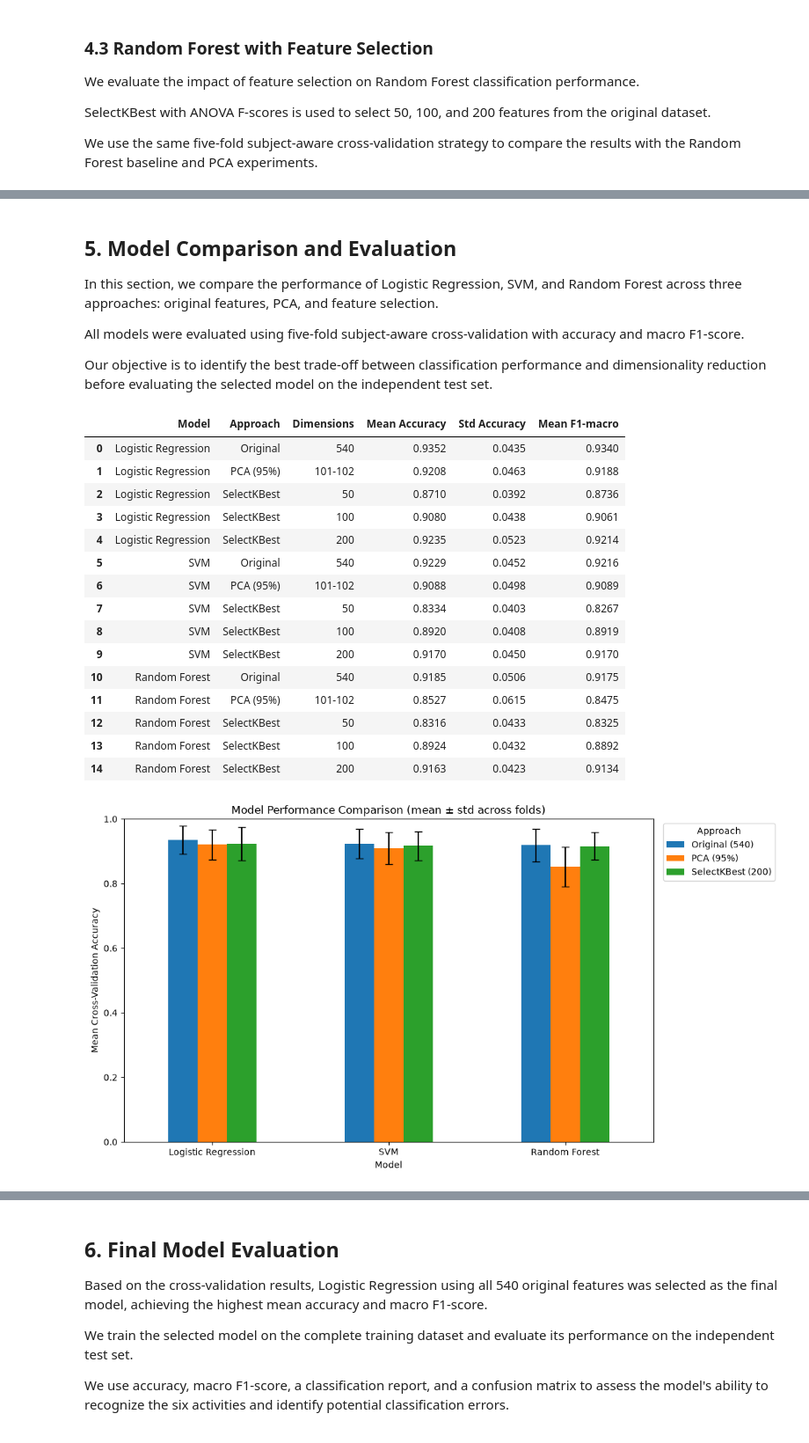
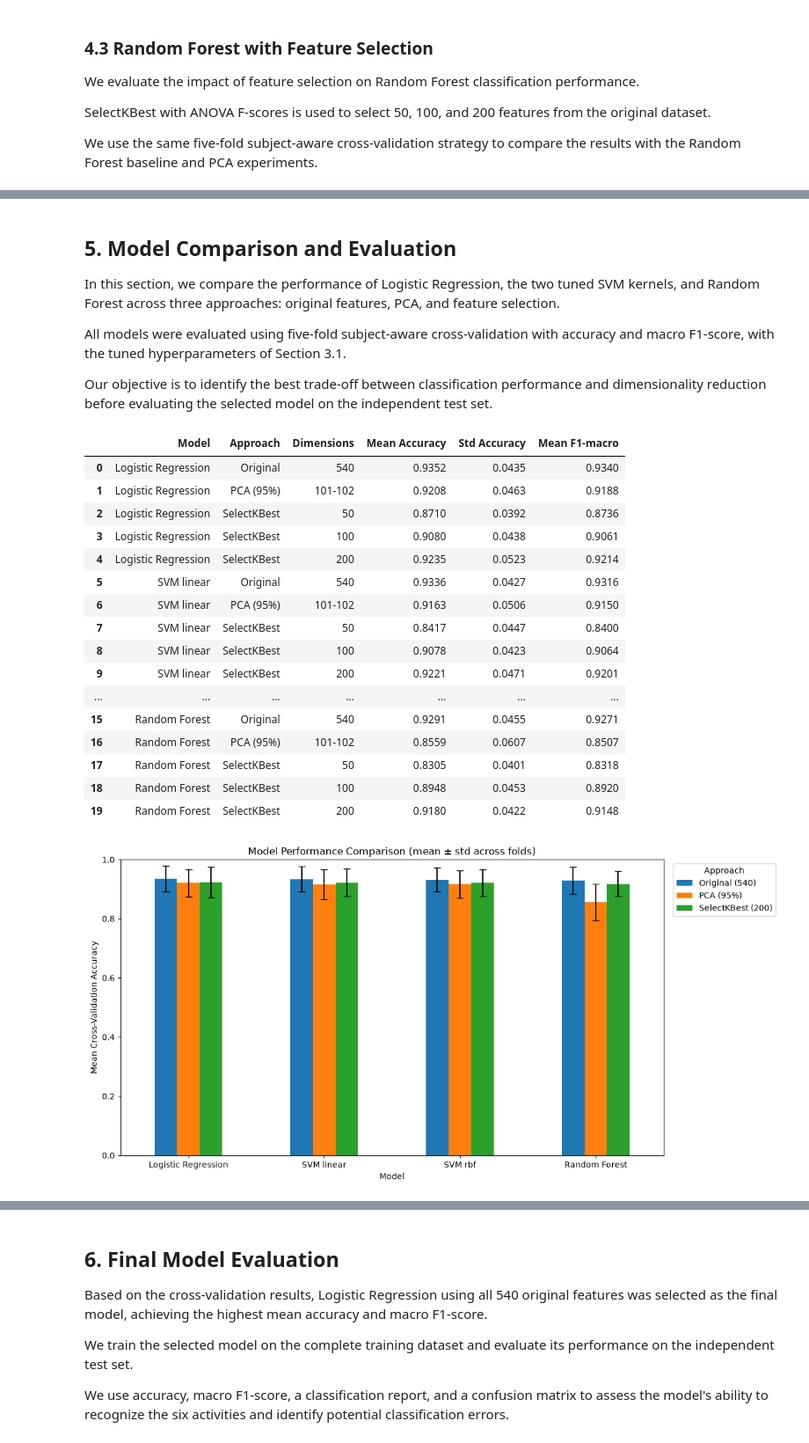
Before and after one commit to PrincesseVoiture/Hands-on-ML, a Jupyter notebook: HAR.ipynb, the cells around one changed output, grey strips where cells are left out. Shown at 88% size. Drawn from its saved outputs; the diff is of its cells as text; code cells hidden in the pictures.

Commit message:
Adopt tuned hyperparameters, add tuning grid and nested check (review step 6)
Co-Authored-By: Claude Code <noreply@anthropic.com>

```diff
--- a/HAR.ipynb
+++ b/HAR.ipynb
@@ -620,7 +749,7 @@ In this paper, we apply SelectKBest in conjunction with the ANOVA F-score method
 # %% [markdown]
 ### 4.1 Logistic Regression
 # %%
-# Number of features to evaluate, same grid for the three models
+# Number of features to evaluate, same grid for all the models
 k_values = [50, 100, 200]
 
 def fs_row(scores, k):
@@ -638,7 +767,7 @@ for k in k_values:
     scores = evaluate(f"Logistic Regression + SelectKBest ({k})", [
         ("scaler", StandardScaler()),
         ("selector", SelectKBest(score_func=f_classif, k=k)),
-        ("classifier", LogisticRegression(max_iter=2000))
+        ("classifier", LogisticRegression(max_iter=2000, **best_params["Logistic Regression"]))
     ])
     lr_fs_results.append(fs_row(scores, k))
 
@@ -672,20 +801,21 @@ The same five-fold subject-aware cross-validation strategy is used to compare SV
 # %%
-# Evaluate SVM with different numbers of selected features
+# Evaluate the two tuned SVM kernels with different numbers of selected features
 svm_fs_results = []
 
-for k in k_values:
-    scores = evaluate(f"SVM + SelectKBest ({k})", [
-        ("scaler", StandardScaler()),
-        ("selector", SelectKBest(score_func=f_classif, k=k)),
-        ("classifier", SVC(
-            kernel="rbf",
-            C=1.0,
-            gamma="scale"
-        ))
-    ])
-    svm_fs_results.append(fs_row(scores, k))
+for kernel in ["linear", "rbf"]:
+    for k in k_values:
+        scores = evaluate(f"SVM {kernel} + SelectKBest ({k})", [
+            ("scaler", StandardScaler()),
+            ("selector", SelectKBest(score_func=f_classif, k=k)),
+            ("classifier", SVC(kernel=kernel, **best_params[f"SVM {kernel}"]))
+        ])
+        row = fs_row(scores, k)
+        row["Kernel"] = kernel
+        svm_fs_results.append(row)
 
-svm_fs_df = pd.DataFrame(svm_fs_results)
+svm_fs_df = pd.DataFrame(svm_fs_results)[
+    ["Kernel", "Features", "Mean Accuracy", "Std Accuracy", "Mean F1-macro"]
+]
 
 display(svm_fs_df.round(4))
 # %% [output]
@@ -722,9 +858,9 @@ for k in k_values:
     scores = evaluate(f"Random Forest + SelectKBest ({k})", [
         ("selector", SelectKBest(score_func=f_classif, k=k)),
         ("classifier", RandomForestClassifier(
-            n_estimators=200,
             random_state=42,
-            n_jobs=-1
+            n_jobs=-1,
+            **best_params["Random Forest"]
         ))
     ], n_jobs=1)  # the forest already parallelizes internally
     rf_fs_results.append(fs_row(scores, k))
@@ -752,16 +887,16 @@ These results suggest that selecting relevant original features may be more suit
 # %% [markdown]
 ## 5. Model Comparison and Evaluation
 
-In this section, we compare the performance of Logistic Regression, SVM, and Random Forest across three approaches: original features, PCA, and feature selection.
+In this section, we compare the performance of Logistic Regression, the two tuned SVM kernels, and Random Forest across three approaches: original features, PCA, and feature selection.
 
-All models were evaluated using five-fold subject-aware cross-validation with accuracy and macro F1-score.
+All models were evaluated using five-fold subject-aware cross-validation with accuracy and macro F1-score, with the tuned hyperparameters of Section 3.1.
 
 Our objective is to identify the best trade-off between classification performance and dimensionality reduction before evaluating the selected model on the independent test set.
 # %%
 # Build the summary table from the results collected by evaluate() in Sections 3 and 4
 comparison_rows = []
 
-for model in ["Logistic Regression", "SVM", "Random Forest"]:
+for model in ["Logistic Regression", "SVM linear", "SVM rbf", "Random Forest"]:
 
     # Original features and PCA, with the dimension actually used in each fold
     for approach, name in [
@@ -800,46 +935,47 @@ display(comparison_df.round(4))
 | 2 | Logistic Regression | SelectKBest | 50 | 0.8710 | 0.0392 | 0.8736 |
 | 3 | Logistic Regression | SelectKBest | 100 | 0.9080 | 0.0438 | 0.9061 |
 | 4 | Logistic Regression | SelectKBest | 200 | 0.9235 | 0.0523 | 0.9214 |
-| 5 | SVM | Original | 540 | 0.9229 | 0.0452 | 0.9216 |
-| 6 | SVM | PCA (95%) | 101-102 | 0.9088 | 0.0498 | 0.9089 |
-| 7 | SVM | SelectKBest | 50 | 0.8334 | 0.0403 | 0.8267 |
-| 8 | SVM | SelectKBest | 100 | 0.8920 | 0.0408 | 0.8919 |
-| 9 | SVM | SelectKBest | 200 | 0.9170 | 0.0450 | 0.9170 |
-| 10 | Random Forest | Original | 540 | 0.9185 | 0.0506 | 0.9175 |
-| 11 | Random Forest | PCA (95%) | 101-102 | 0.8527 | 0.0615 | 0.8475 |
-| 12 | Random Forest | SelectKBest | 50 | 0.8316 | 0.0433 | 0.8325 |
-| 13 | Random Forest | SelectKBest | 100 | 0.8924 | 0.0432 | 0.8892 |
-| 14 | Random Forest | SelectKBest | 200 | 0.9163 | 0.0423 | 0.9134 |
+| 5 | SVM linear | Original | 540 | 0.9336 | 0.0427 | 0.9316 |
+| 6 | SVM linear | PCA (95%) | 101-102 | 0.9163 | 0.0506 | 0.9150 |
+| 7 | SVM linear | SelectKBest | 50 | 0.8417 | 0.0447 | 0.8400 |
+| 8 | SVM linear | SelectKBest | 100 | 0.9078 | 0.0423 | 0.9064 |
+| 9 | SVM linear | SelectKBest | 200 | 0.9221 | 0.0471 | 0.9201 |
+| ... | ... | ... | ... | ... | ... | ... |
+| 15 | Random Forest | Original | 540 | 0.9291 | 0.0455 | 0.9271 |
+| 16 | Random Forest | PCA (95%) | 101-102 | 0.8559 | 0.0607 | 0.8507 |
+| 17 | Random Forest | SelectKBest | 50 | 0.8305 | 0.0401 | 0.8318 |
+| 18 | Random Forest | SelectKBest | 100 | 0.8948 | 0.0453 | 0.8920 |
+| 19 | Random Forest | SelectKBest | 200 | 0.9180 | 0.0422 | 0.9148 |
 # %%
 # Compare the main approaches
 plot_df = comparison_df[
     (comparison_df["Approach"].isin(["Original", "PCA (95%)"])) |
     (
         (comparison_df["Approach"] == "SelectKBest") &
         (comparison_df["Dimensions"] == 200)
     )
 ].copy()
 
 plot_df["Approach"] = plot_df["Approach"].replace({
     "Original": f"Original ({X_train.shape[1]})",
     "SelectKBest": "SelectKBest (200)"
 })
 
 # One group of bars per model, in the order of the table
 models = plot_df["Model"].unique()
 means = plot_df.pivot(index="Model", columns="Approach", values="Mean Accuracy").loc[models]
 stds = plot_df.pivot(index="Model", columns="Approach", values="Std Accuracy").loc[models]
 
 # Error bars show the standard deviation across the five folds
-ax = means.plot.bar(yerr=stds, capsize=4, rot=0, figsize=(11, 6))
+ax = means.plot.bar(yerr=stds, capsize=4, rot=0, figsize=(12, 6))
 
 ax.set_title("Model Performance Comparison (mean ± std across folds)")
 ax.set_ylabel("Mean Cross-Validation Accuracy")
 ax.set_xlabel("Model")
 ax.set_ylim(0, 1)
 ax.legend(title="Approach", bbox_to_anchor=(1.01, 1), loc="upper left")
 plt.tight_layout()
 plt.show()
 # %% [output]
-[figure, old version]
+[figure, new version]
 # %% [markdown]
```
Also changed, not shown: parts of 30 cells of this notebook, 2 other files.
